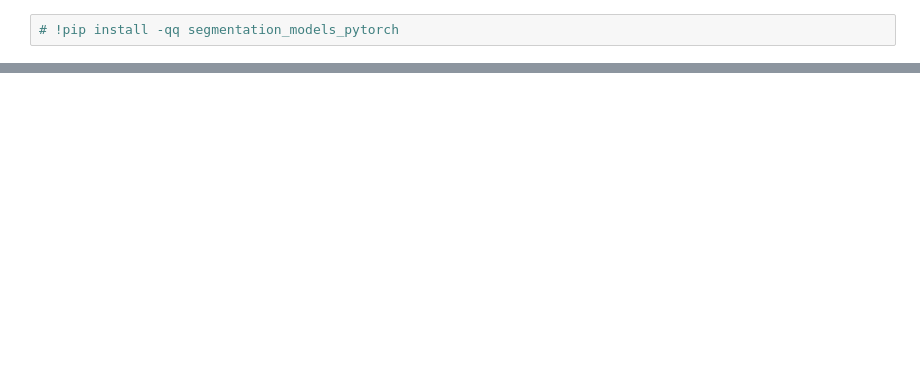
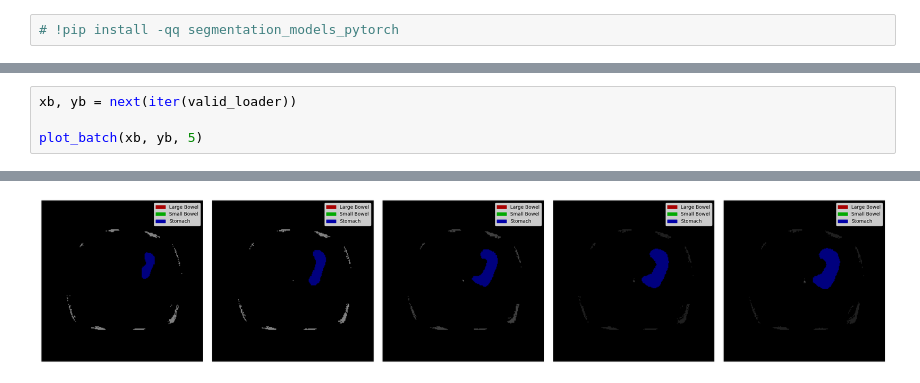
Before and after one commit to skj092/GI-Tract-Image-Segmentation, a Jupyter notebook: Untitled86.ipynb, the cells around one changed output, grey strips where cells are left out. Saved outputs shown, nothing was run; the diff lists cells and outputs as text; blank space fills up the shorter version.

```diff
--- a/Untitled86.ipynb
+++ b/Untitled86.ipynb
@@ -340,0 +410,5 @@ shape of one batch torch.Size([32, 3, 224, 224]) torch.Size([32, 3, 224, 224])
+# %%
+xb, yb = next(iter(valid_loader))
+
+plot_batch(xb, yb, 5)
+# %% [output]
@@ -340,0 +420 @@ shape of one batch torch.Size([32, 3, 224, 224]) torch.Size([32, 3, 224, 224])
+[figure, added]
```
Also changed, not shown: parts of 10 cells of this notebook.
